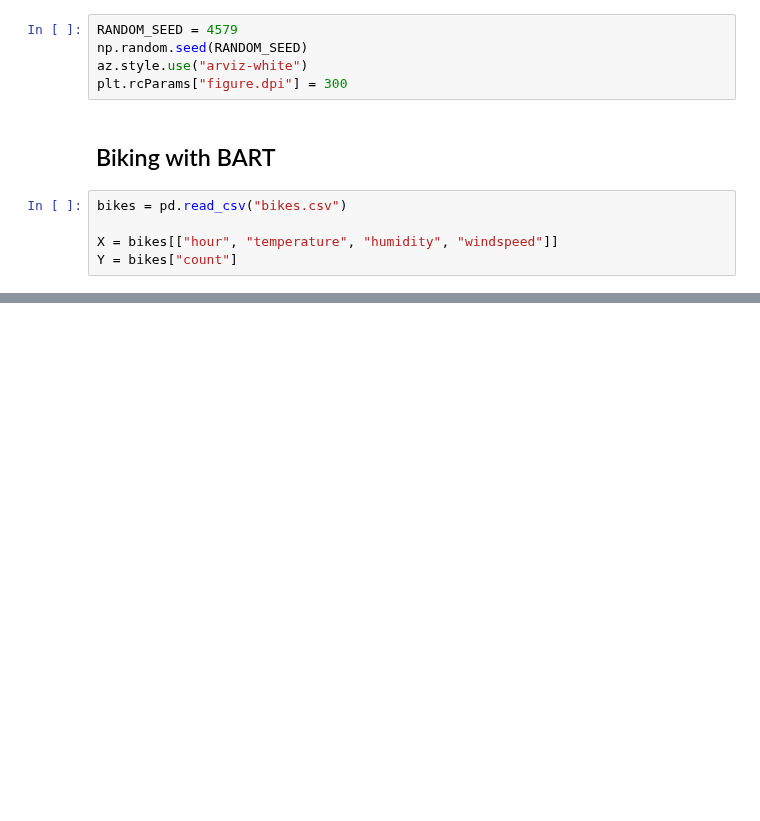
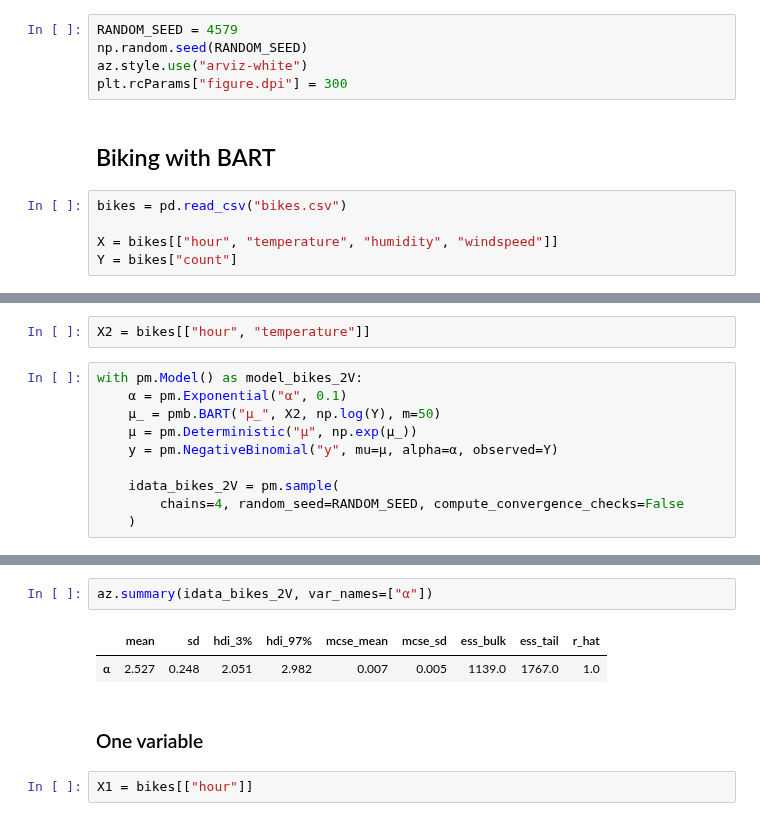
Before and after one commit to Grupo-de-modelado-probabilista/BART, a Jupyter notebook: experiments/Bikes.ipynb, the cells around one changed output, grey strips where cells are left out. Saved outputs shown, nothing was run; the diff lists cells and outputs as text; blank space fills up the shorter version.

```diff
--- a/experiments/Bikes.ipynb
+++ b/experiments/Bikes.ipynb
@@ -61,0 +94,12 @@ pmb.utils.plot_variable_importance(idata_bikes, μ_, X, samples=100);
+# %%
+X2 = bikes[["hour", "temperature"]]
+# %%
+with pm.Model() as model_bikes_2V:
+    α = pm.Exponential("α", 0.1)
+    μ_ = pmb.BART("μ_", X2, np.log(Y), m=50)
+    μ = pm.Deterministic("μ", np.exp(μ_))
+    y = pm.NegativeBinomial("y", mu=μ, alpha=α, observed=Y)
+
+    idata_bikes_2V = pm.sample(
+        chains=4, random_seed=RANDOM_SEED, compute_convergence_checks=False
+    )
@@ -61,0 +113,9 @@ pmb.utils.plot_variable_importance(idata_bikes, μ_, X, samples=100);
+# %%
+az.summary(idata_bikes_2V, var_names=["α"])
+# %% [output]
+|  | mean | sd | hdi_3% | hdi_97% | mcse_mean | mcse_sd | ess_bulk | ess_tail | r_hat |
+| α | 2.527 | 0.248 | 2.051 | 2.982 | 0.007 | 0.005 | 1139.0 | 1767.0 | 1.0 |
+# %% [markdown]
+### One variable
+# %%
+X1 = bikes[["hour"]]
```
Also changed, not shown: parts of 15 cells of this notebook, 1 other file.
